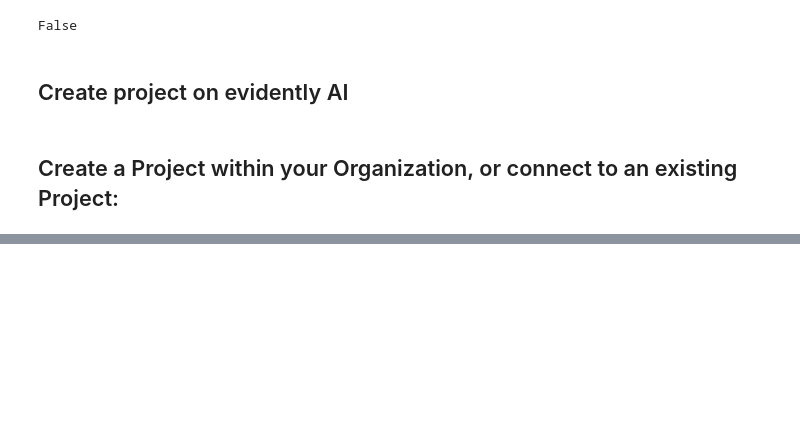
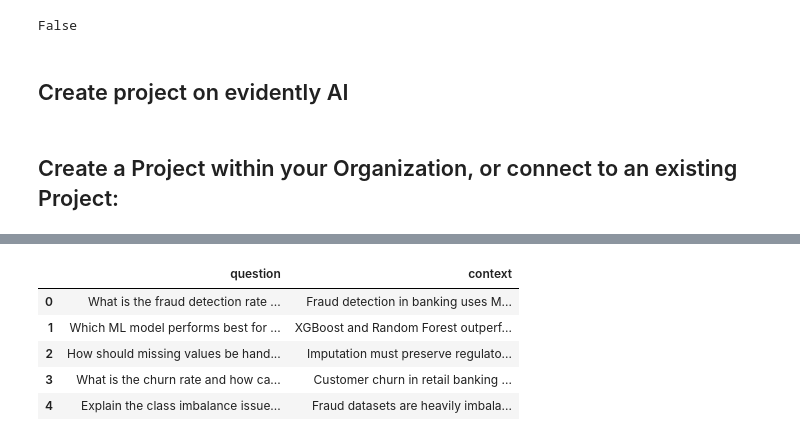
Before and after one commit to Mipjeiger/Bank-ML-End-to-end-Engineer, a Jupyter notebook: ml-engineer/evidently_audit_2/audit_llm.ipynb, the cells around one changed output, grey strips where cells are left out. Drawn from its saved outputs; the diff is of its cells as text; code cells hidden in the pictures; blank space fills up the shorter version.

```diff
--- a/ml-engineer/evidently_audit_2/audit_llm.ipynb
+++ b/ml-engineer/evidently_audit_2/audit_llm.ipynb
@@ -188,0 +74,36 @@ Key loaded: True
+# %%
+# Define questions and context
+question_and_context = [
+    [
+        "What is the fraud detection rate in the dataset?",
+        "Fraud detection in banking uses ML classifiers. Precision-recall tradeoffs are critical."
+    ],
+    [
+        "Which ML model performs best for credit default prediction?",
+        "XGBoost and Random Forest outperform logistic regression on imbalanced datasets."
+    ],
+    [
+        "How should missing values be handled in operational banking data?",
+        "Imputation must preserve regulatory compliance and not introduce synthetic bias."
+    ],
+    [
+        "What is the churn rate and how can it be reduced?",
+        "Customer churn in retail banking averages 15-20% annually."
+    ],
+    [
+        "Explain the class imbalance issue in fraud detection.",
+        "Fraud datasets are heavily imbalanced with fraud rates below 1-2%."
+    ],
+]
+
+pd.set_option('display.max_colwidth', None)
+eval_df = pd.DataFrame(question_and_context, columns=["question", "context"])
+# %%
+eval_df.head()
+# %% [output]
+|  | question | context |
+| 0 | What is the fraud detection rate ... | Fraud detection in banking uses M... |
+| 1 | Which ML model performs best for ... | XGBoost and Random Forest outperf... |
+| 2 | How should missing values be hand... | Imputation must preserve regulato... |
+| 3 | What is the churn rate and how ca... | Customer churn in retail banking ... |
+| 4 | Explain the class imbalance issue... | Fraud datasets are heavily imbala... |
```
Also changed, not shown: parts of 17 cells of this notebook, 32 other files.
